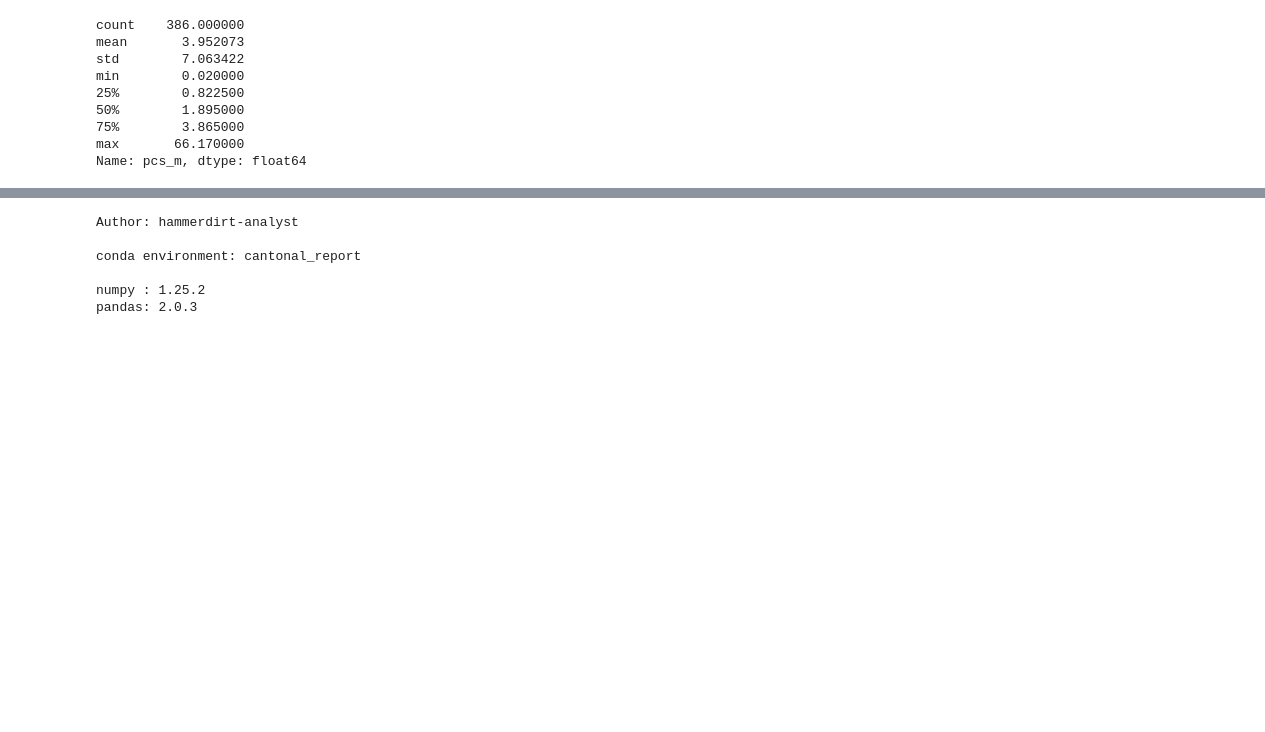
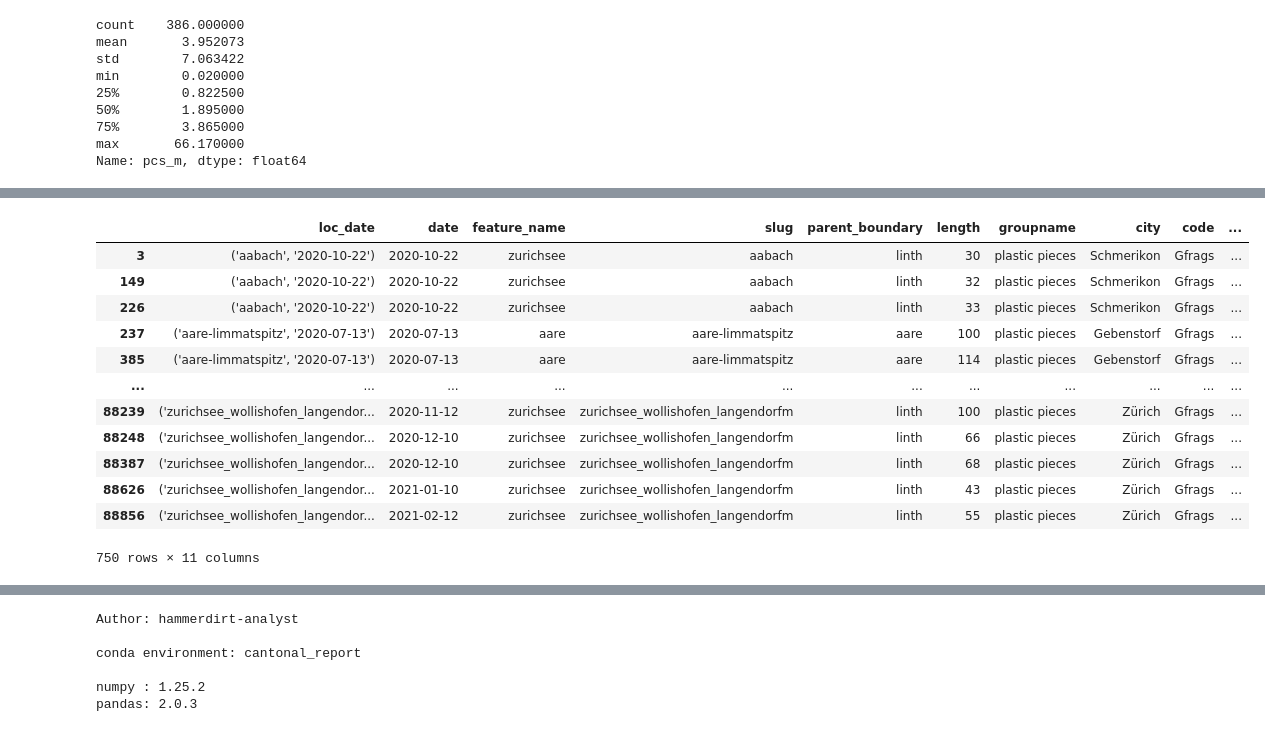
Before and after one commit to hammerdirt-analyst/feb_2024, a Jupyter notebook: testing_data_models.ipynb, the cells around one changed output, grey strips where cells are left out. Cells and saved outputs as stored; diff of their text form; code cells hidden in the pictures; blank space fills up the shorter version.

Commit message:
added methods to aggregate most common codes from a set of data

```diff
--- a/testing_data_models.ipynb
+++ b/testing_data_models.ipynb
@@ -167,6 +137,10 @@ def slice_data_by_date(data, start, end):
     mask = (data.date >= start) & (data.date <= end)
     return data[mask]
 
-feature_d = slice_data_by_date(survey_data.copy(), start, end)
-feature_d[feature_d.code.isin(['G75', 'G78', 'G79', 'G80'])]
+feature_d= slice_data_by_date(survey_data.copy(), start, end)
+
+
+feature_data = use_gfrags_gfoams_gcaps(feature_d.copy(), codes)
+feature_vitals = collect_vitals(feature_d)
+print(make_a_summary(feature_vitals))
 # %% [output]
@@ -174,4 +163,0 @@ feature_d[feature_d.code.isin(['G75', 'G78', 'G79', 'G80'])]
-# %%
-feature_data = use_gfrags_gfoams_gcaps(feature_d, codes)
-feature_vitals = collect_vitals(feature_d)
-print(make_a_summary(feature_vitals))
@@ -329,0 +359,16 @@ cx[cx.code.isin(['G76', 'G81', 'G82', 'G83'])]
+# %%
+code_result_df[code_result_df.code == "Gfrags"]
+# %% [output]
+|  | loc_date | date | feature_name | slug | parent_boundary | length | groupname | city | code | ... |
+| 3 | ('aabach', '2020-10-22') | 2020-10-22 | zurichsee | aabach | linth | 30 | plastic pieces | Schmerikon | Gfrags | ... |
+| 149 | ('aabach', '2020-10-22') | 2020-10-22 | zurichsee | aabach | linth | 32 | plastic pieces | Schmerikon | Gfrags | ... |
+| 226 | ('aabach', '2020-10-22') | 2020-10-22 | zurichsee | aabach | linth | 33 | plastic pieces | Schmerikon | Gfrags | ... |
+| 237 | ('aare-limmatspitz', '2020-07-13') | 2020-07-13 | aare | aare-limmatspitz | aare | 100 | plastic pieces | Gebenstorf | Gfrags | ... |
+| 385 | ('aare-limmatspitz', '2020-07-13') | 2020-07-13 | aare | aare-limmatspitz | aare | 114 | plastic pieces | Gebenstorf | Gfrags | ... |
+| ... | ... | ... | ... | ... | ... | ... | ... | ... | ... | ... |
+| 88239 | ('zurichsee_wollishofen_langendor... | 2020-11-12 | zurichsee | zurichsee_wollishofen_langendorfm | linth | 100 | plastic pieces | Zürich | Gfrags | ... |
+| 88248 | ('zurichsee_wollishofen_langendor... | 2020-12-10 | zurichsee | zurichsee_wollishofen_langendorfm | linth | 66 | plastic pieces | Zürich | Gfrags | ... |
+| 88387 | ('zurichsee_wollishofen_langendor... | 2020-12-10 | zurichsee | zurichsee_wollishofen_langendorfm | linth | 68 | plastic pieces | Zürich | Gfrags | ... |
+| 88626 | ('zurichsee_wollishofen_langendor... | 2021-01-10 | zurichsee | zurichsee_wollishofen_langendorfm | linth | 43 | plastic pieces | Zürich | Gfrags | ... |
+| 88856 | ('zurichsee_wollishofen_langendor... | 2021-02-12 | zurichsee | zurichsee_wollishofen_langendorfm | linth | 55 | plastic pieces | Zürich | Gfrags | ... |
+750 rows × 11 columns
```
Also changed, not shown: parts of 17 cells of this notebook, 6 other files.
